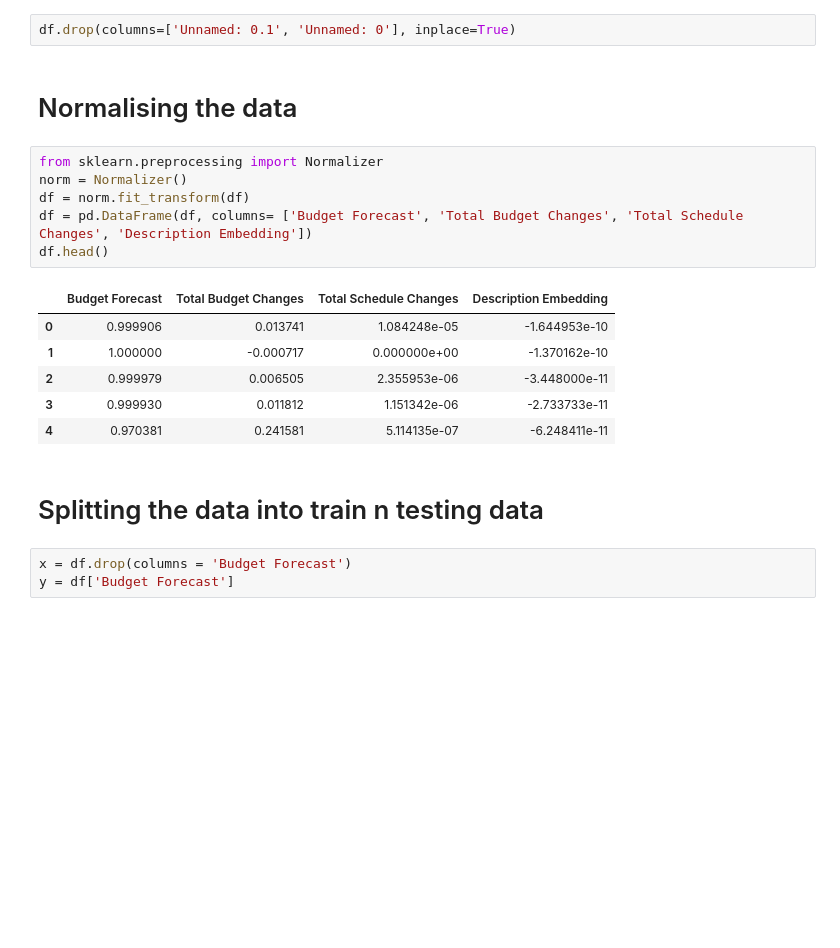
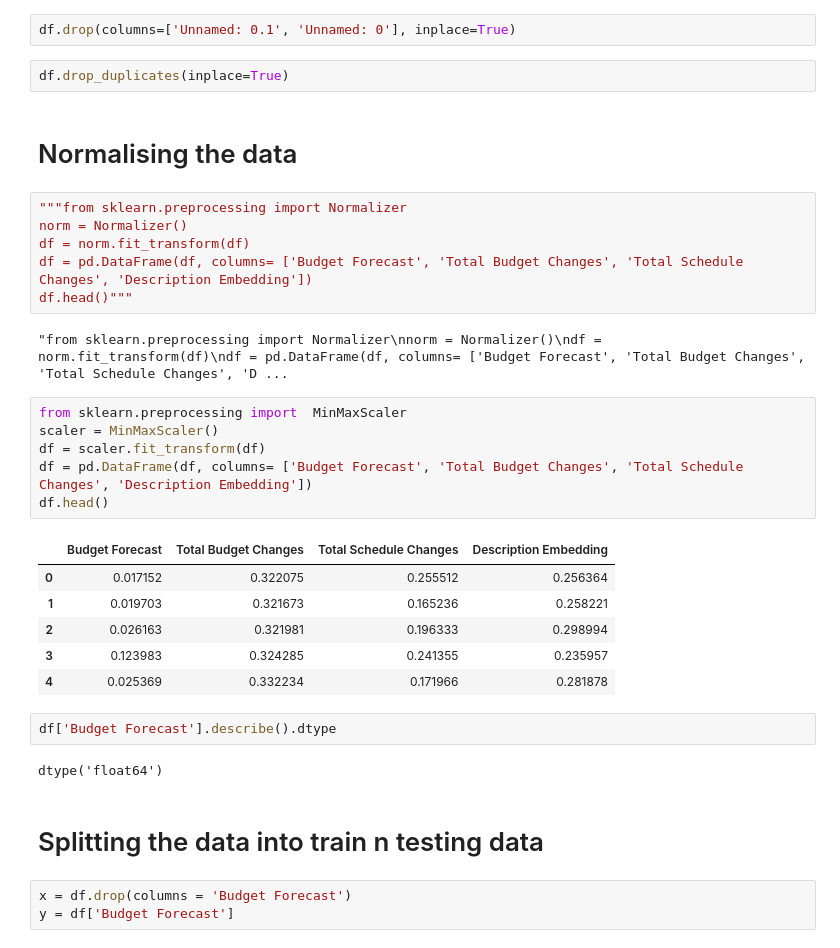
Before and after one commit to Adityanjr11/Minor-Project, a Jupyter notebook: Final Minor.ipynb, the cells around one changed output. Cells and saved outputs as stored; diff of their text form; blank space fills up the shorter version.

```diff
--- a/Final Minor.ipynb
+++ b/Final Minor.ipynb
@@ -17,22 +28,36 @@ df = pd.read_csv('Final Dataset')
 # %%
 df.drop(columns=['Unnamed: 0.1', 'Unnamed: 0'], inplace=True)
-# %% [markdown]
-# Normalising the data
+# %%
+df.drop_duplicates(inplace=True)
+# %% [markdown]
+# Normalising the data
 # %%
-from sklearn.preprocessing import Normalizer
+"""from sklearn.preprocessing import Normalizer
 norm = Normalizer()
 df = norm.fit_transform(df)
 df = pd.DataFrame(df, columns= ['Budget Forecast', 'Total Budget Changes', 'Total Schedule Changes', 'Description Embedding'])
-df.head()
+df.head()"""
 # %% [output]
-|  | Budget Forecast | Total Budget Changes | Total Schedule Changes | Description Embedding |
-| 0 | 0.999906 | 0.013741 | 1.084248e-05 | -1.644953e-10 |
-| 1 | 1.000000 | -0.000717 | 0.000000e+00 | -1.370162e-10 |
-| 2 | 0.999979 | 0.006505 | 2.355953e-06 | -3.448000e-11 |
-| 3 | 0.999930 | 0.011812 | 1.151342e-06 | -2.733733e-11 |
-| 4 | 0.970381 | 0.241581 | 5.114135e-07 | -6.248411e-11 |
+"from sklearn.preprocessing import Normalizer\nnorm = Normalizer()\ndf = norm.fit_transform(df)\ndf = pd.DataFrame(df, columns= ['Budget Forecast', 'Total Budget Changes', 'Total Schedule Changes', 'D ...
-# %% [markdown]
-# Splitting the data into train n testing data
+# %%
+from sklearn.preprocessing import  MinMaxScaler
+scaler = MinMaxScaler()
+df = scaler.fit_transform(df)
+df = pd.DataFrame(df, columns= ['Budget Forecast', 'Total Budget Changes', 'Total Schedule Changes', 'Description Embedding'])
+df.head()
+# %% [output]
+|  | Budget Forecast | Total Budget Changes | Total Schedule Changes | Description Embedding |
+| 0 | 0.017152 | 0.322075 | 0.255512 | 0.256364 |
+| 1 | 0.019703 | 0.321673 | 0.165236 | 0.258221 |
+| 2 | 0.026163 | 0.321981 | 0.196333 | 0.298994 |
+| 3 | 0.123983 | 0.324285 | 0.241355 | 0.235957 |
+| 4 | 0.025369 | 0.332234 | 0.171966 | 0.281878 |
+# %%
+df['Budget Forecast'].describe().dtype
+# %% [output]
+dtype('float64')
+# %% [markdown]
+# Splitting the data into train n testing data
 # %%
 x = df.drop(columns = 'Budget Forecast')
 y = df['Budget Forecast']
```
Also changed, not shown: parts of 27 cells of this notebook.
